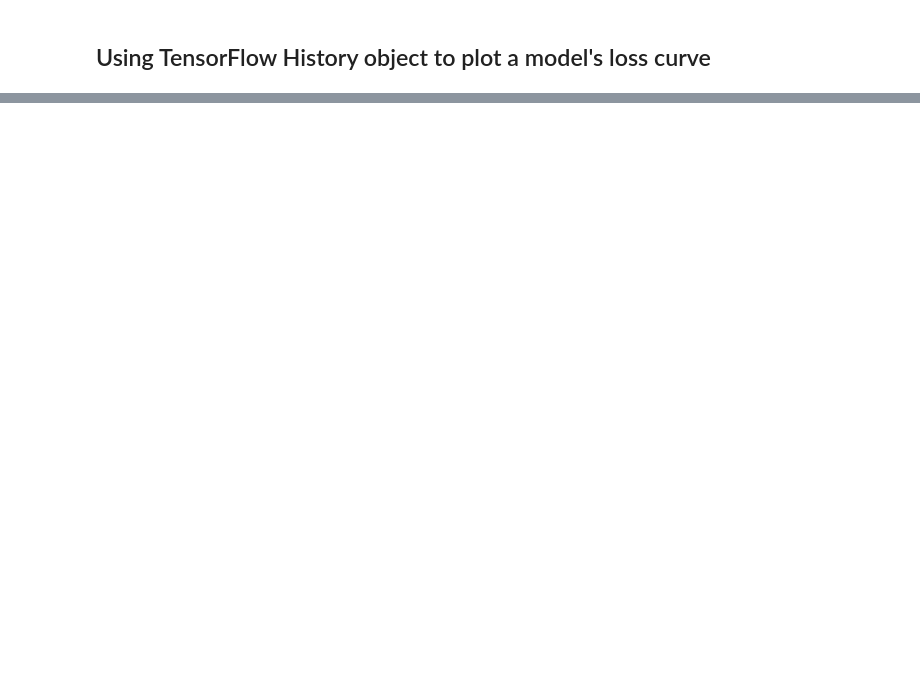
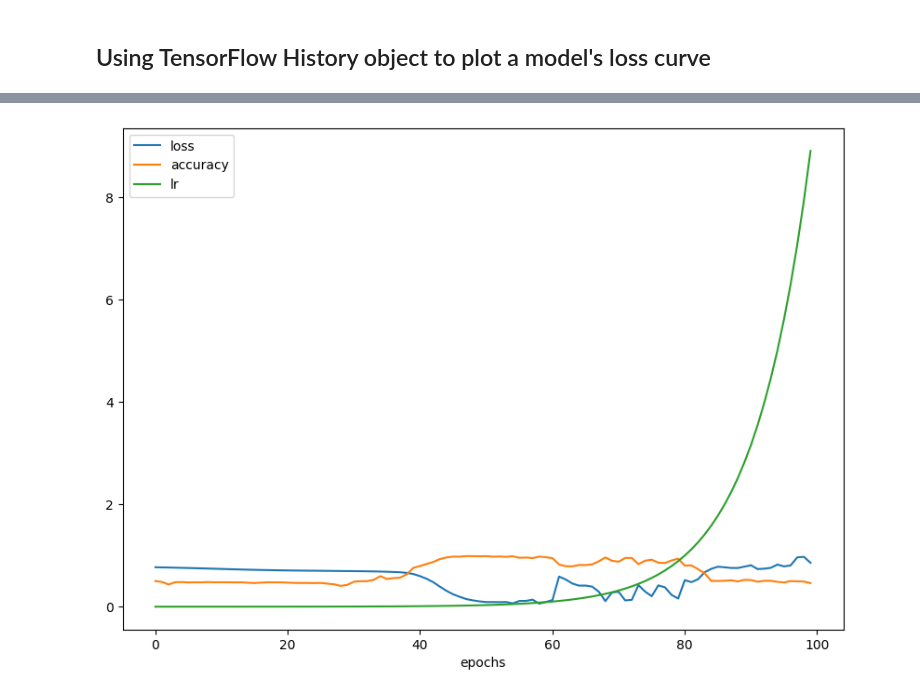
Before and after one commit to sagar2582/TensorFlow, a Jupyter notebook: 02_Neural_network_classification.ipynb, the cells around one changed output, grey strips where cells are left out. Saved outputs shown, nothing was run; the diff lists cells and outputs as text; code cells hidden in the pictures; blank space fills up the shorter version.

Commit message:
getting the best learning rate

```diff
--- a/02_Neural_network_classification.ipynb
+++ b/02_Neural_network_classification.ipynb
@@ -486,0 +518,25 @@ model_7.evaluate(X_test, y_test)
+# %%
+# Set the random seed'
+tf.random.set_seed(42)
+
+# Create a model
+model_8 = tf.keras.Sequential([
+    tf.keras.layers.Dense(4, activation="relu"),
+    tf.keras.layers.Dense(4, activation="relu"),
+    tf.keras.layers.Dense(1, activation="sigmoid")
+])
+
+# Compile the model
+model_8.compile(loss="binary_crossentropy",
+                optimizer="Adam",
+                metrics=["accuracy"])
+
+# lr-Callback - A callback works during model training, so to run during model training it has to exist before model training.
+# Create a learning rate callback
+lr_scheduler = tf.keras.callbacks.LearningRateScheduler(lambda epoch: 1e-4 * 10**(epoch/20))
+
+# Fit the model (passing lr_scheduler callback)
+history_8 = model_8.fit(X_train,
+                        y_train,
+                        epochs=100,
+                        callbacks=[lr_scheduler])
@@ -486,0 +561,4 @@ model_7.evaluate(X_test, y_test)
+# %%
+pd.DataFrame(history_8.history).plot(figsize=(10, 7), xlabel = "epochs");
+# %% [output]
+[figure, added]
```
Also changed, not shown: parts of 24 cells of this notebook.
